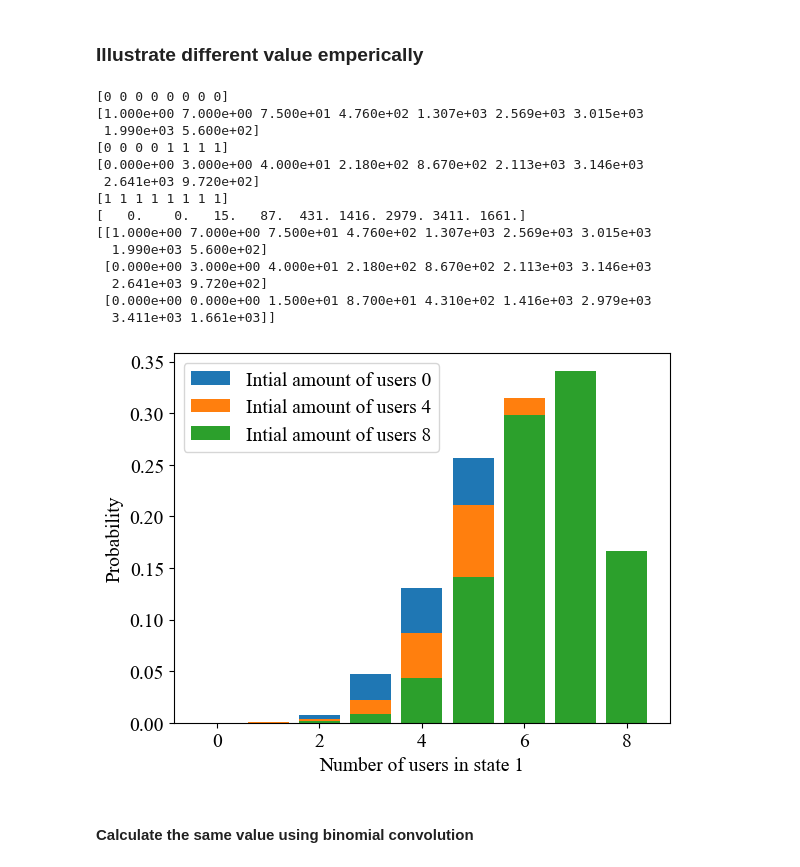
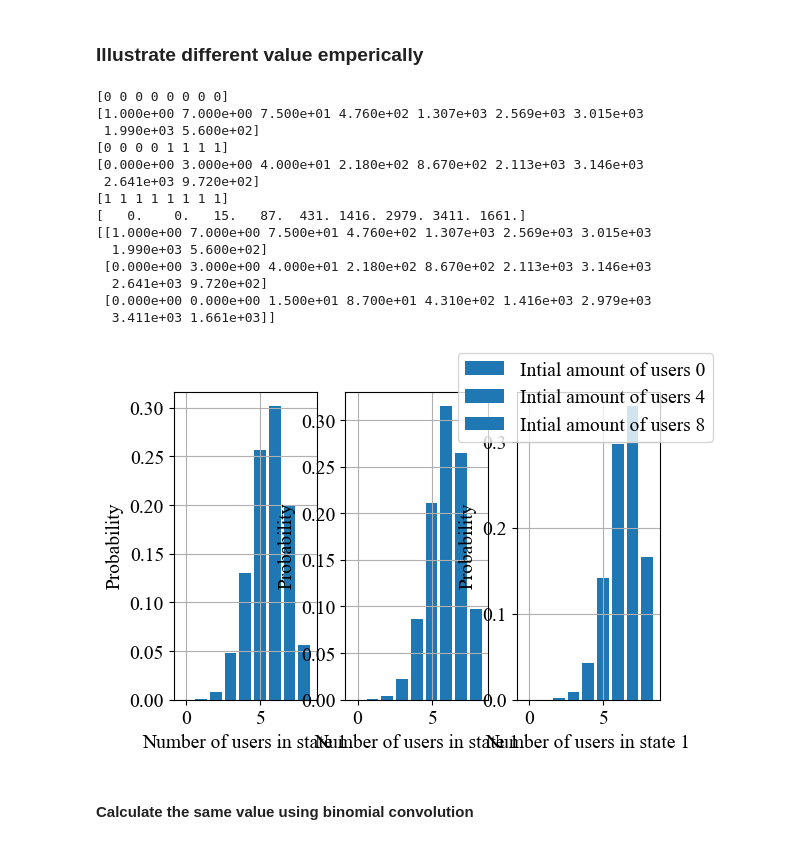
Before and after one commit to AppelEater/P10masters, a Jupyter notebook: visualizers/visualize_demand_and_predictions.ipynb, the cells around one changed output. Saved outputs shown, nothing was run; the diff lists cells and outputs as text; code cells hidden in the pictures.

```diff
--- a/visualizers/visualize_demand_and_predictions.ipynb
+++ b/visualizers/visualize_demand_and_predictions.ipynb
@@ -18,7 +20,7 @@ plt.rcParams['axes.grid'] = True
 plt.rcParams['font.size'] = 14  # change this number to taste
 
 # 4. (Optional) Adjust axes titles and labels separately if you like:
-plt.rcParams['axes.titlesize'] = 16
+plt.rcParams['axes.titlesize'] = 14
 plt.rcParams['axes.labelsize'] = 14
 # %% [markdown]
 ### Illustrate the changes in demand
@@ -64,7 +66,7 @@ plt.show()
 # %% [markdown]
 ### Illustrate different value emperically
 # %%
-
+fig, axs = plt.subplots(1,3 , figsize=(6.27, 4), sharex=True)
 
 number_of_realizations = 10000
 
@@ -87,39 +89,38 @@ for k in range(outcome.shape[0]):
         key = jax.random.split(key, (users_states.shape[1],))
         time_series = pl.users_state_change(A, users_states[k], time_series, key)
         # Okay now i sum up the time series for each time step
         outcome = outcome.at[k,jnp.sum(time_series, axis=0)[1]].add(1)
         key = key[0]
     print(outcome[k])
 
 
 
 print(outcome)
 # Make a bar plot of the outcome normalized by the number of realizations
 for i in range(outcome.shape[0]):
-    plt.bar(jnp.arange(outcome.shape[1]), outcome[i]/number_of_realizations, label=f'Intial amount of users {jnp.sum(users_states[i])}')
-plt.legend()
-plt.xlabel('Number of users in state 1')
-plt.ylabel('Probability')
+    axs[i].bar(jnp.arange(outcome.shape[1]), outcome[i]/number_of_realizations, label=f'Intial amount of users {jnp.sum(users_states[i])}')
+    axs[i].set_xlabel('Number of users in state 1')
+    axs[i].set_ylabel('Probability')
+fig.legend()
 #plt.title(f'Probability of users in state 1 after 1 time step given varying initial statse')
-plt.grid()
 plt.savefig("probability_of_users_in_different_states_after_one_step.pdf",  bbox_inches='tight')
 plt.show()
 # %% [output]
 [0 0 0 0 0 0 0 0]
 [1.000e+00 7.000e+00 7.500e+01 4.760e+02 1.307e+03 2.569e+03 3.015e+03
  1.990e+03 5.600e+02]
 [0 0 0 0 1 1 1 1]
 [0.000e+00 3.000e+00 4.000e+01 2.180e+02 8.670e+02 2.113e+03 3.146e+03
  2.641e+03 9.720e+02]
 [1 1 1 1 1 1 1 1]
 [   0.    0.   15.   87.  431. 1416. 2979. 3411. 1661.]
 [[1.000e+00 7.000e+00 7.500e+01 4.760e+02 1.307e+03 2.569e+03 3.015e+03
   1.990e+03 5.600e+02]
  [0.000e+00 3.000e+00 4.000e+01 2.180e+02 8.670e+02 2.113e+03 3.146e+03
   2.641e+03 9.720e+02]
  [0.000e+00 0.000e+00 1.500e+01 8.700e+01 4.310e+02 1.416e+03 2.979e+03
   3.411e+03 1.661e+03]]
-[figure, old version]
+[figure, new version]
 # %% [markdown]
 #### Calculate the same value using binomial convolution
 # %%
```
Also changed, not shown: parts of 5 cells of this notebook, 9 other files.
